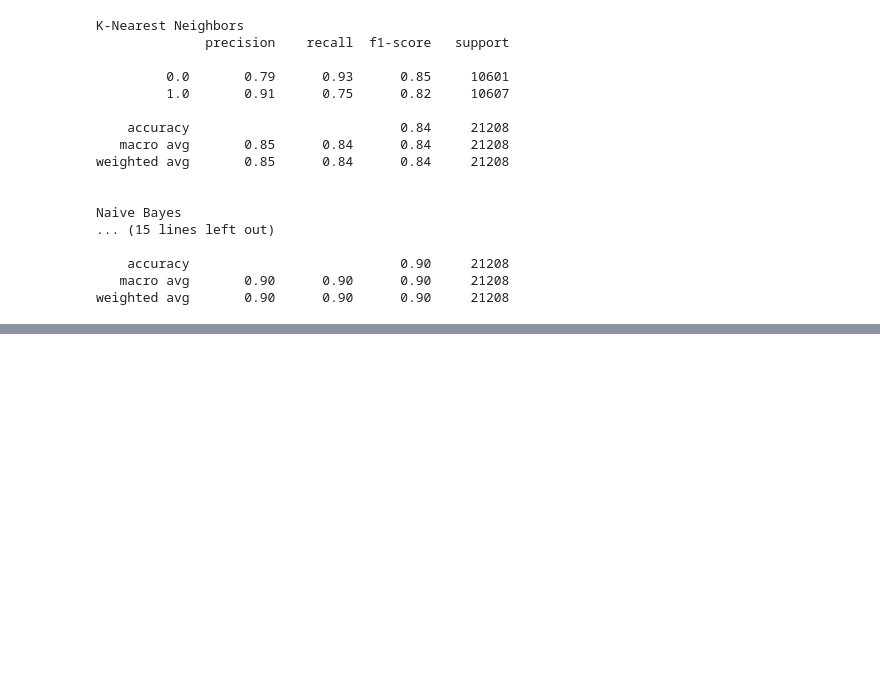
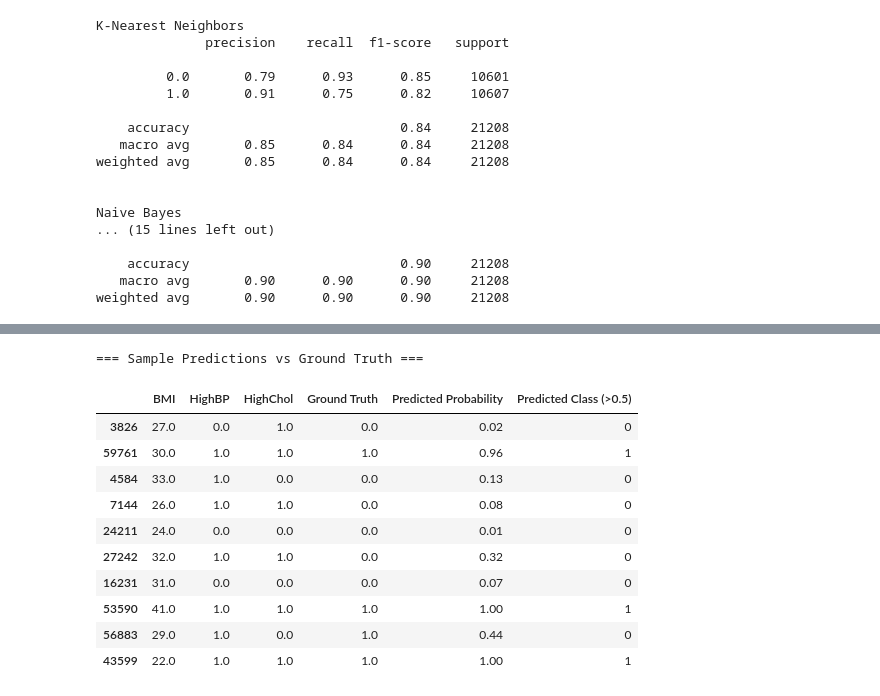
Before and after one commit to degeaja/tao-healthcare-showcase, a Jupyter notebook: laboratory_diagnostic_prediction.ipynb, the cells around one changed output, grey strips where cells are left out. Cells and saved outputs as stored; diff of their text form; code cells hidden in the pictures; blank space fills up the shorter version.

```diff
--- a/laboratory_diagnostic_prediction.ipynb
+++ b/laboratory_diagnostic_prediction.ipynb
@@ -226,0 +269,41 @@ plt.show()
+# %%
+import seaborn as sns
+import matplotlib.pyplot as plt
+
+print("\n=== Sample Predictions vs Ground Truth ===")
+
+# We will use XGBoost for this demonstration
+target_model = models["XGBoost"]
+
+# Extract continuous probabilities for the test set
+probabilities = target_model.predict_proba(X_test)[:, 1]
+
+# 1. Create a comparative DataFrame
+results_df = pd.DataFrame({
+    'Ground Truth': y_test,
+    'Predicted Probability': np.round(probabilities, 2),
+    'Predicted Class (>0.5)': (probabilities >= 0.5).astype(int)
+})
+
+# Merge with the original feature data to see the patient context
+# We use X_test to show the specific features that led to the probability
+comparison_df = pd.concat([X_test, results_df], axis=1)
+
+# Display 10 random sample patients to see the side-by-side comparison
+# We select a few specific readable columns for a cleaner terminal/notebook output
+display_columns = ['BMI', 'HighBP', 'HighChol', 'Ground Truth', 'Predicted Probability', 'Predicted Class (>0.5)']
+sample_output = comparison_df[display_columns].sample(10, random_state=42)
+sample_output
+# %% [output]
+=== Sample Predictions vs Ground Truth ===
+|  | BMI | HighBP | HighChol | Ground Truth | Predicted Probability | Predicted Class (>0.5) |
+| 3826 | 27.0 | 0.0 | 1.0 | 0.0 | 0.02 | 0 |
+| 59761 | 30.0 | 1.0 | 1.0 | 1.0 | 0.96 | 1 |
+| 4584 | 33.0 | 1.0 | 0.0 | 0.0 | 0.13 | 0 |
+| 7144 | 26.0 | 1.0 | 1.0 | 0.0 | 0.08 | 0 |
+| 24211 | 24.0 | 0.0 | 0.0 | 0.0 | 0.01 | 0 |
+| 27242 | 32.0 | 1.0 | 1.0 | 0.0 | 0.32 | 0 |
+| 16231 | 31.0 | 0.0 | 0.0 | 0.0 | 0.07 | 0 |
+| 53590 | 41.0 | 1.0 | 1.0 | 1.0 | 1.00 | 1 |
+| 56883 | 29.0 | 1.0 | 0.0 | 1.0 | 0.44 | 0 |
+| 43599 | 22.0 | 1.0 | 1.0 | 1.0 | 1.00 | 1 |
```
Also changed, not shown: parts of 7 cells of this notebook, 1 other file.
